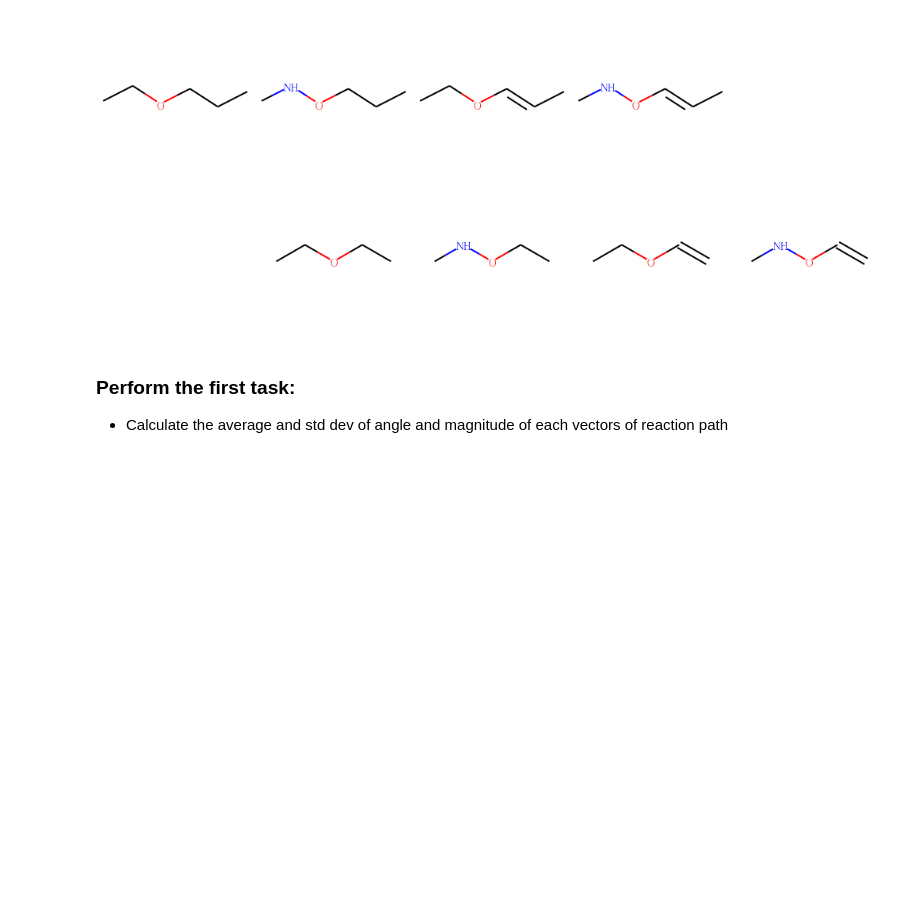
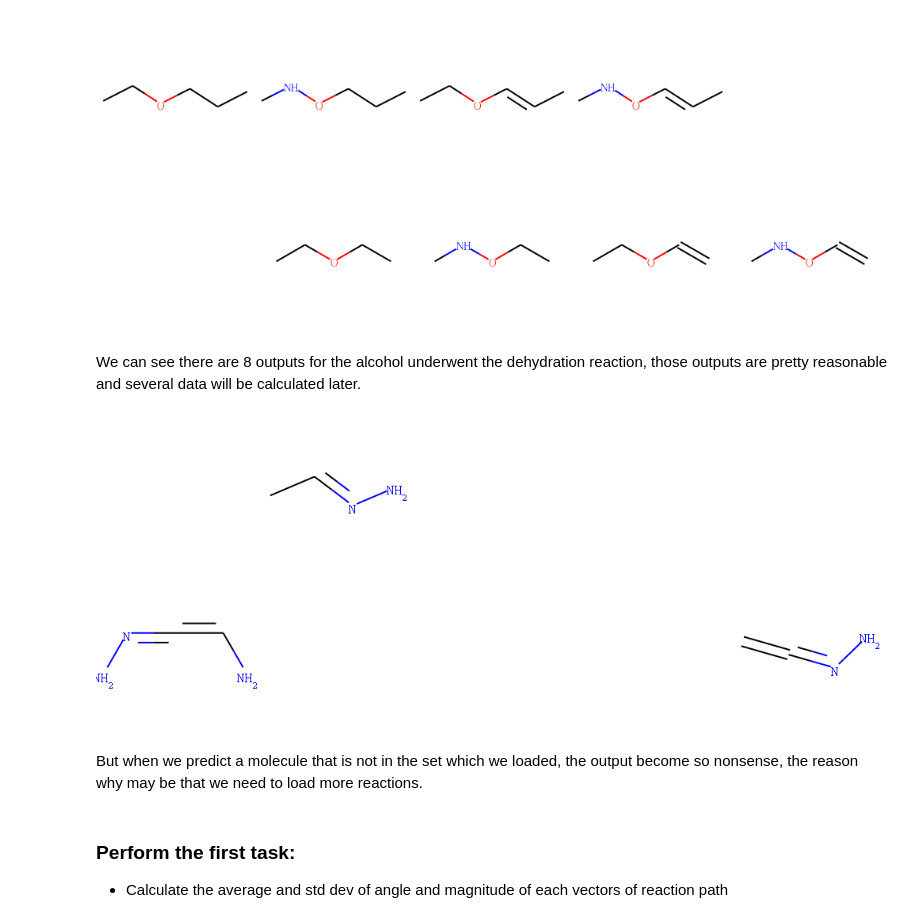
Before and after one commit to UWDIRECT-2019/DarKnight, a Jupyter notebook: darknight/simple_reactions/Avg_rxn_vec_Alcohol_Dehydration.ipynb, the cells around one changed output. Saved outputs shown, nothing was run; the diff lists cells and outputs as text; code cells hidden in the pictures; blank space fills up the shorter version.

```diff
--- a/darknight/simple_reactions/Avg_rxn_vec_Alcohol_Dehydration.ipynb
+++ b/darknight/simple_reactions/Avg_rxn_vec_Alcohol_Dehydration.ipynb
@@ -192,5 +192,15 @@ apply_rxn_vector(ethanol,alcdhyvec, savefilename='Alcohol_Dehydration')
 # %% [output]
 [figure]
+# %% [markdown]
+We can see there are 8 outputs for the alcohol underwent the dehydration reaction, those outputs are pretty reasonable and several data will be calculated later.
+# %%
+# Predict a new molecule which is not in the set
+methanol = 'CO'
+apply_rxn_vector(methanol, alcdhyvec, savefilename='Methanol_Dehydration')
+# %% [output]
+[figure, added]
+# %% [markdown]
+But when we predict a molecule that is not in the set which we loaded, the output become so nonsense, the reason why may be that we need to load more reactions.
 # %% [markdown]
 ### Perform the first task:
 * Calculate the average and std dev of angle and magnitude of each vectors of reaction path
```
Also changed, not shown: parts of 5 cells of this notebook, 1 other file.
